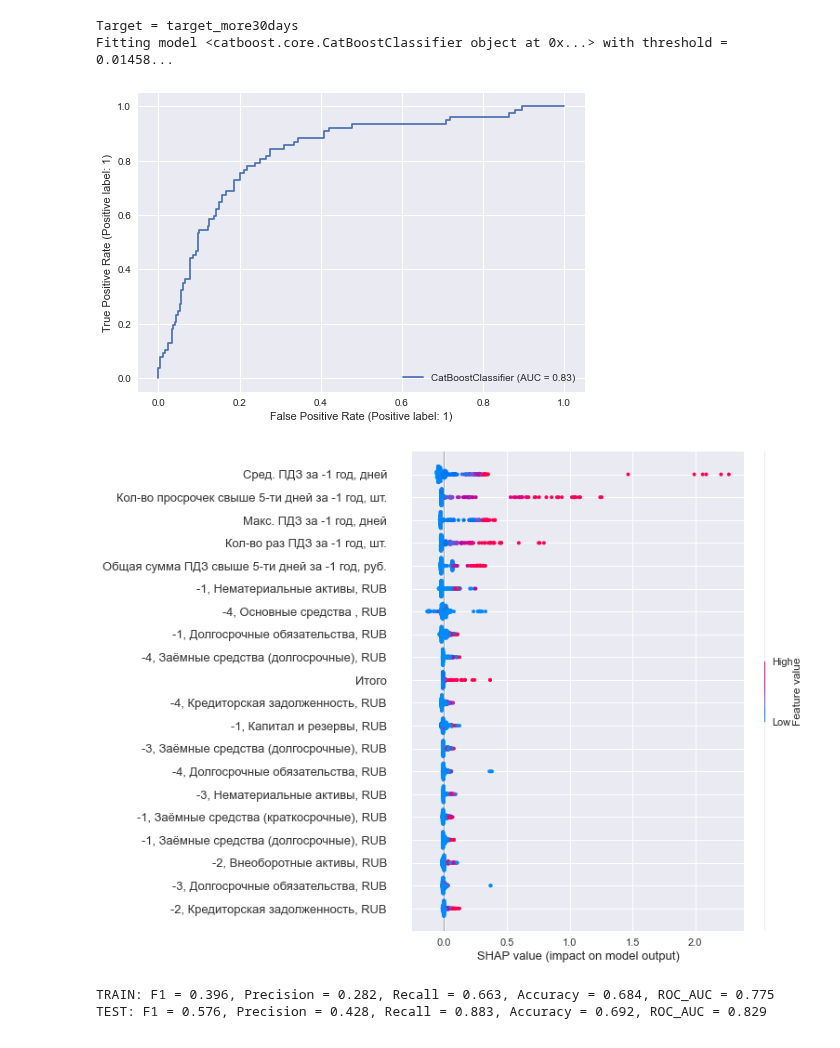
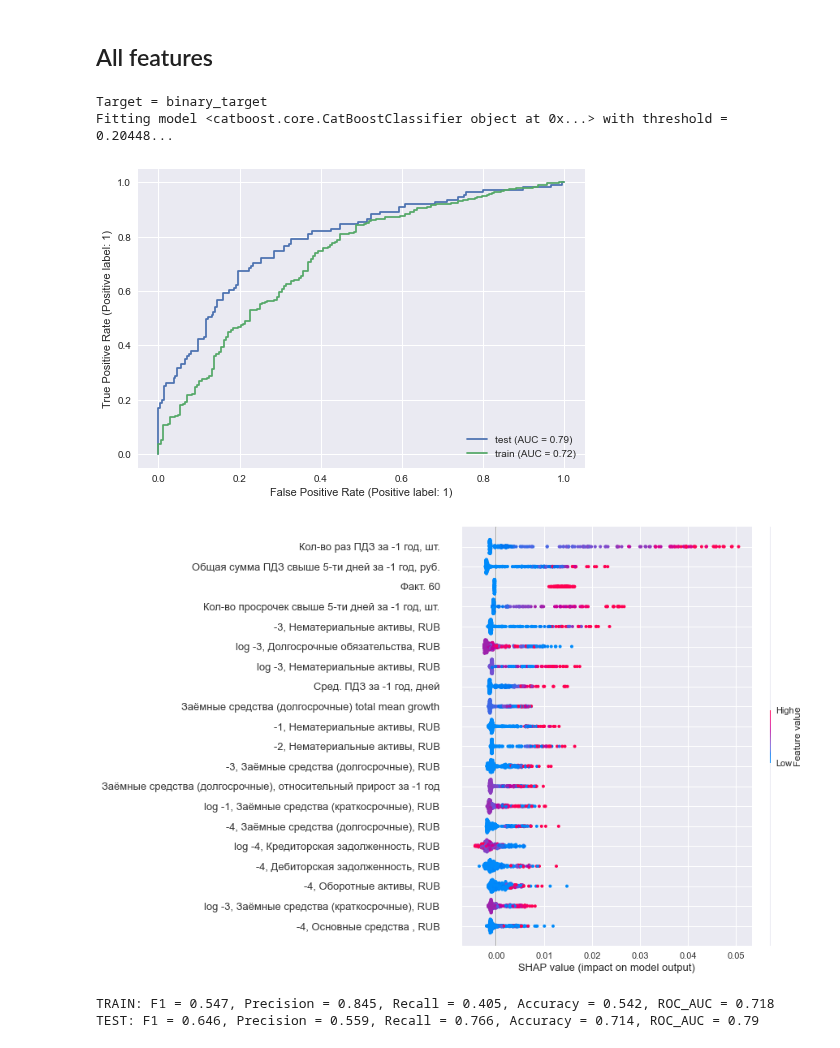
Before and after one commit to YurchenkoPO/McKinsey_Severstal_Hack_2022, a Jupyter notebook: notebooks/30_days_1_years.ipynb, the cells around one changed output. Saved outputs shown, nothing was run; the diff lists cells and outputs as text; code cells hidden in the pictures.

```diff
--- a/notebooks/30_days_1_years.ipynb
+++ b/notebooks/30_days_1_years.ipynb
@@ -191,12 +117,9 @@ df = create_df_1year_known(add_growth=False, count_log_fin_vals=False, normalize
 feat_gen = Feature_gen(-2, -1)
 df = feat_gen.preprocessing_before_fitting(df, use_diff_features=False, use_ratio_features=False)
 # %%
-make_report_with_best_threshold(model, df, to_file=True, target_col=TARGET_COL, num_random_states=10,
+make_report_with_best_threshold(model, df, to_file=True, target_col=TARGET_COL, num_random_states=5,
                                 file_path=OUTPUT_FILE, comment='normalize_fin_columns=True')
-# %% [output]
-Target = target_more30days
-Fitting model <catboost.core.CatBoostClassifier object at 0x...> with threshold = 0.01458...
-[figure, removed]
-[figure, removed]
-TRAIN: F1 = 0.396, Precision = 0.282, Recall = 0.663, Accuracy = 0.684, ROC_AUC = 0.775
-TEST: F1 = 0.576, Precision = 0.428, Recall = 0.883, Accuracy = 0.692, ROC_AUC = 0.829
+# %% [markdown]
+## All features
+# %%
+df = create_df_1year_known()
@@ -202,0 +129,10 @@ TEST: F1 = 0.576, Precision = 0.428, Recall = 0.883, Accuracy = 0.692, ROC_AUC =
+# %%
+make_report_with_best_threshold(model, df, to_file=True, target_col=TARGET_COL, num_random_states=5,
+                                file_path=OUTPUT_FILE, comment='All features')
+# %% [output]
+Target = binary_target
+Fitting model <catboost.core.CatBoostClassifier object at 0x...> with threshold = 0.20448...
+[figure, added]
+[figure, added]
+TRAIN: F1 = 0.547, Precision = 0.845, Recall = 0.405, Accuracy = 0.542, ROC_AUC = 0.718
+TEST: F1 = 0.646, Precision = 0.559, Recall = 0.766, Accuracy = 0.714, ROC_AUC = 0.79
```
Also changed, not shown: parts of 32 cells of this notebook, 2 other files.
